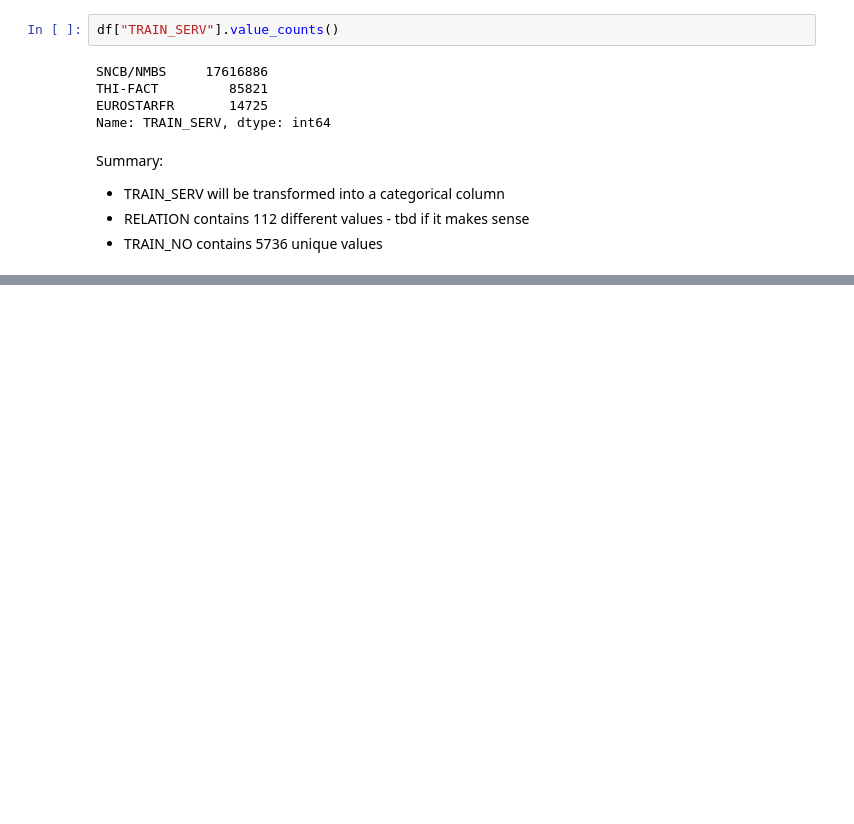
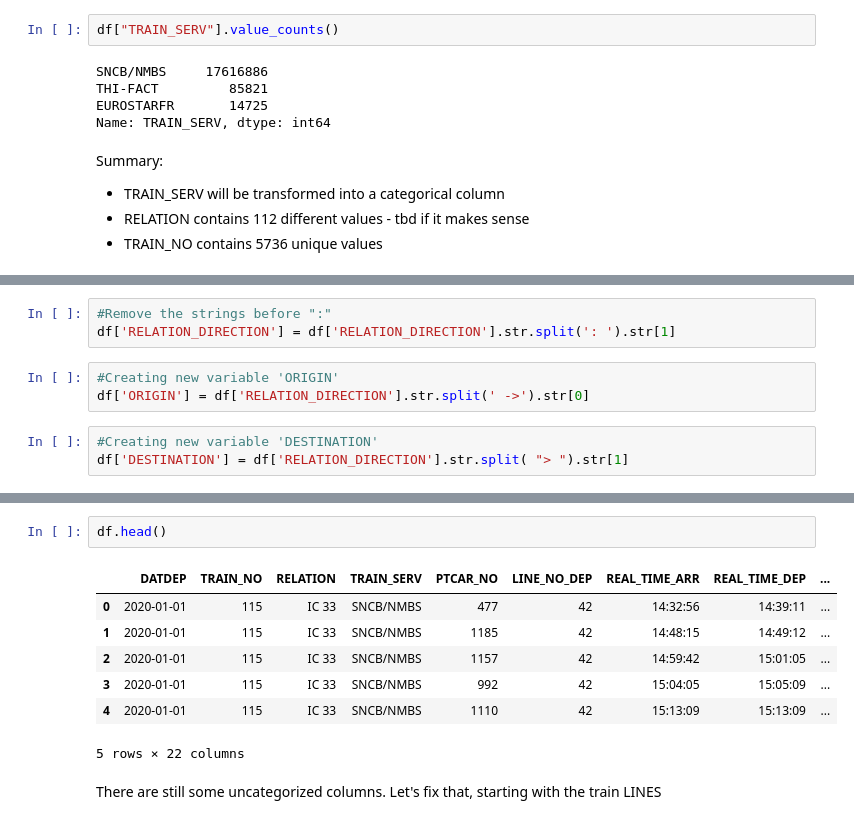
Before and after one commit to OmdenaAI/berlin-germany-predicting-train-delays, a Jupyter notebook: src/tasks/task-2-data-exploration/EDA.ipynb, the cells around one changed output, grey strips where cells are left out. Drawn from its saved outputs; the diff is of its cells as text; blank space fills up the shorter version.

```diff
--- a/src/tasks/task-2-data-exploration/EDA.ipynb
+++ b/src/tasks/task-2-data-exploration/EDA.ipynb
@@ -241,0 +341,9 @@ Summary:
+# %%
+#Remove the strings before ":"
+df['RELATION_DIRECTION'] = df['RELATION_DIRECTION'].str.split(': ').str[1]
+# %%
+#Creating new variable 'ORIGIN'
+df['ORIGIN'] = df['RELATION_DIRECTION'].str.split(' ->').str[0]
+# %%
+#Creating new variable 'DESTINATION'
+df['DESTINATION'] = df['RELATION_DIRECTION'].str.split( "> ").str[1]
@@ -241,0 +359,12 @@ Summary:
+# %%
+df.head()
+# %% [output]
+|  | DATDEP | TRAIN_NO | RELATION | TRAIN_SERV | PTCAR_NO | LINE_NO_DEP | REAL_TIME_ARR | REAL_TIME_DEP | ... |
+| 0 | 2020-01-01 | 115 | IC 33 | SNCB/NMBS | 477 | 42 | 14:32:56 | 14:39:11 | ... |
+| 1 | 2020-01-01 | 115 | IC 33 | SNCB/NMBS | 1185 | 42 | 14:48:15 | 14:49:12 | ... |
+| 2 | 2020-01-01 | 115 | IC 33 | SNCB/NMBS | 1157 | 42 | 14:59:42 | 15:01:05 | ... |
+| 3 | 2020-01-01 | 115 | IC 33 | SNCB/NMBS | 992 | 42 | 15:04:05 | 15:05:09 | ... |
+| 4 | 2020-01-01 | 115 | IC 33 | SNCB/NMBS | 1110 | 42 | 15:13:09 | 15:13:09 | ... |
+5 rows × 22 columns
+# %% [markdown]
+There are still some uncategorized columns. Let's fix that, starting with the train LINES
```
Also changed, not shown: parts of 24 cells of this notebook.
